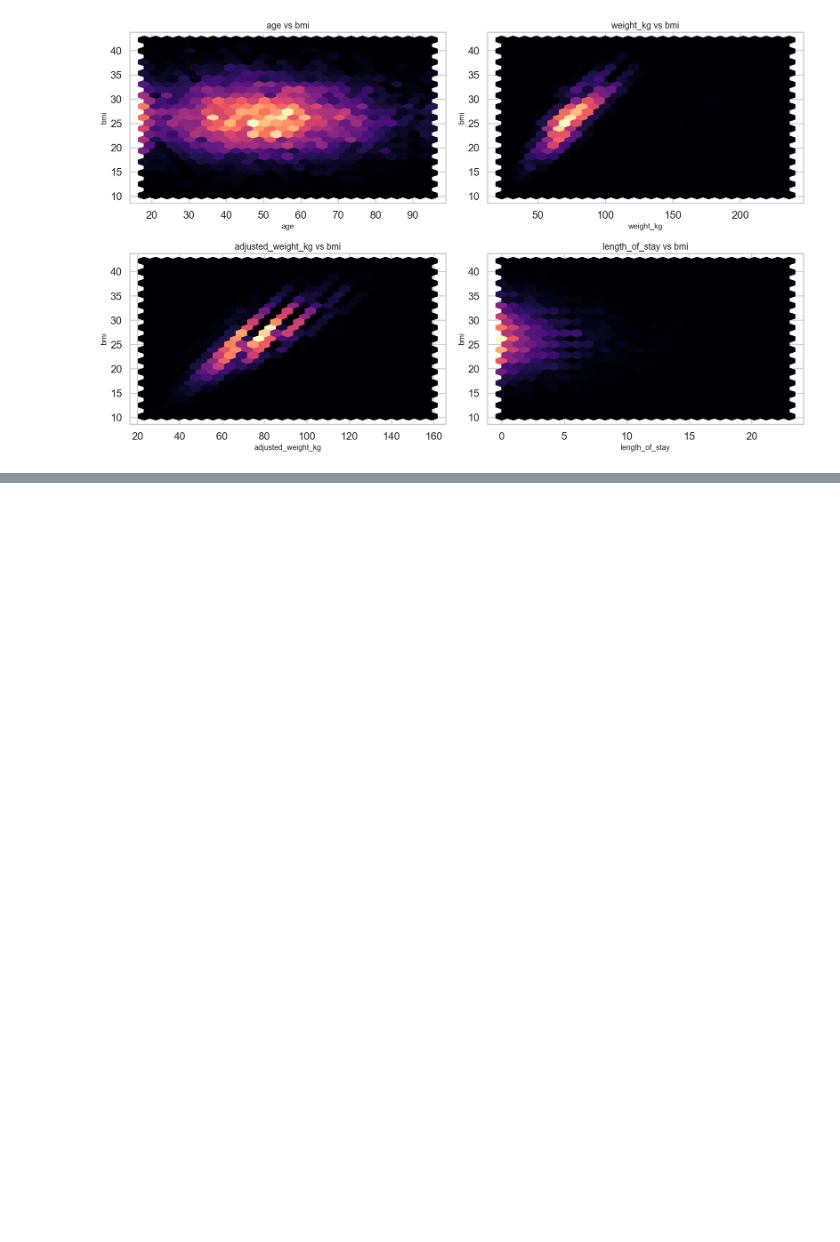
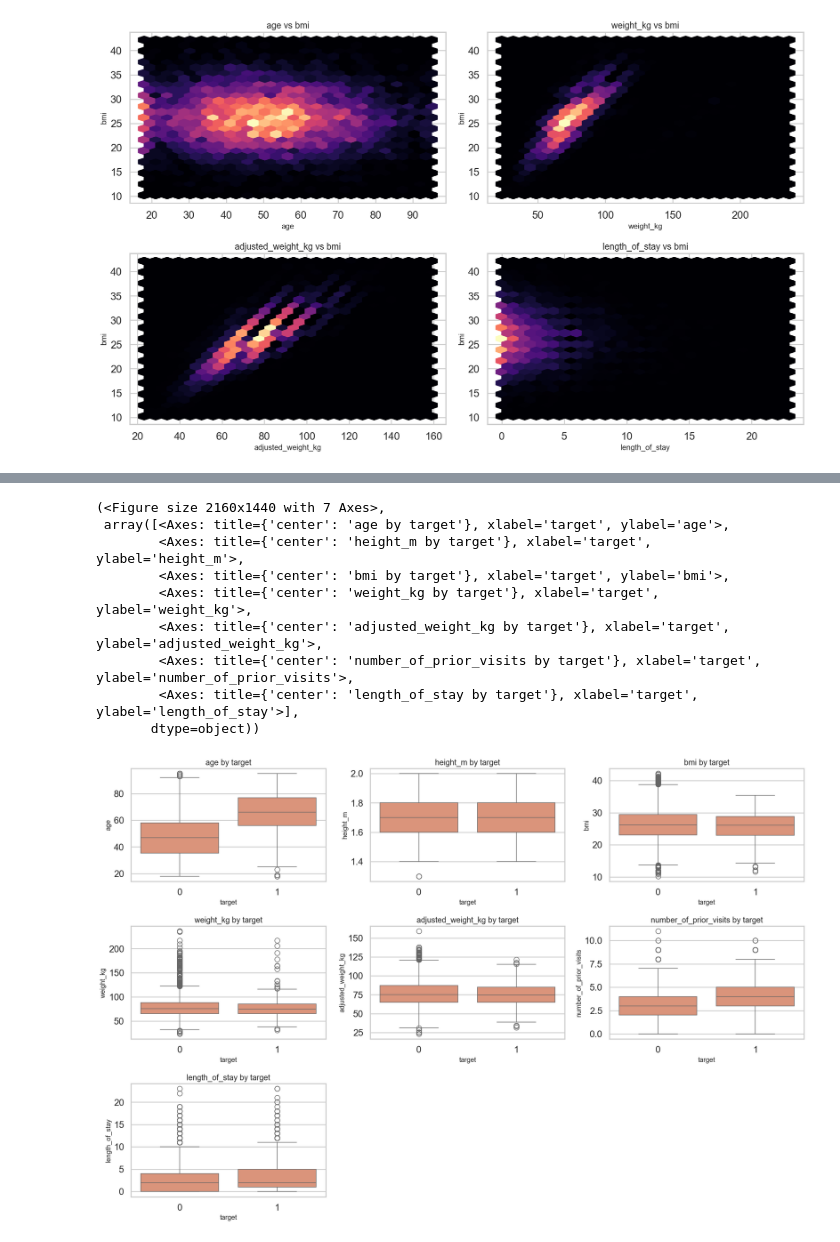
Before and after one commit to japhelan/vertex-readmissions, a Jupyter notebook: notebooks/1.1-jp-eda.ipynb, the cells around one changed output, grey strips where cells are left out. Drawn from its saved outputs; the diff is of its cells as text; code cells hidden in the pictures; blank space fills up the shorter version.

```diff
--- a/notebooks/1.1-jp-eda.ipynb
+++ b/notebooks/1.1-jp-eda.ipynb
@@ -941,0 +1029,20 @@ plot_numeric_x_numeric_grid(
+# %%
+# Plot all numeric columns as boxplots split by target
+plot_all_numeric_by_base_category_grid(
+    df=df_edit2,
+    base_cat_col="target",
+    plot_func=sns.boxplot,
+    n_plot_cols=3,
+    figsize_scale=(6, 4),
+)
+# %% [output]
+(<Figure size 2160x1440 with 7 Axes>,
+ array([<Axes: title={'center': 'age by target'}, xlabel='target', ylabel='age'>,
+        <Axes: title={'center': 'height_m by target'}, xlabel='target', ylabel='height_m'>,
+        <Axes: title={'center': 'bmi by target'}, xlabel='target', ylabel='bmi'>,
+        <Axes: title={'center': 'weight_kg by target'}, xlabel='target', ylabel='weight_kg'>,
+        <Axes: title={'center': 'adjusted_weight_kg by target'}, xlabel='target', ylabel='adjusted_weight_kg'>,
+        <Axes: title={'center': 'number_of_prior_visits by target'}, xlabel='target', ylabel='number_of_prior_visits'>,
+        <Axes: title={'center': 'length_of_stay by target'}, xlabel='target', ylabel='length_of_stay'>],
+       dtype=object))
+[figure, added]
```
Also changed, not shown: parts of 8 cells of this notebook.
